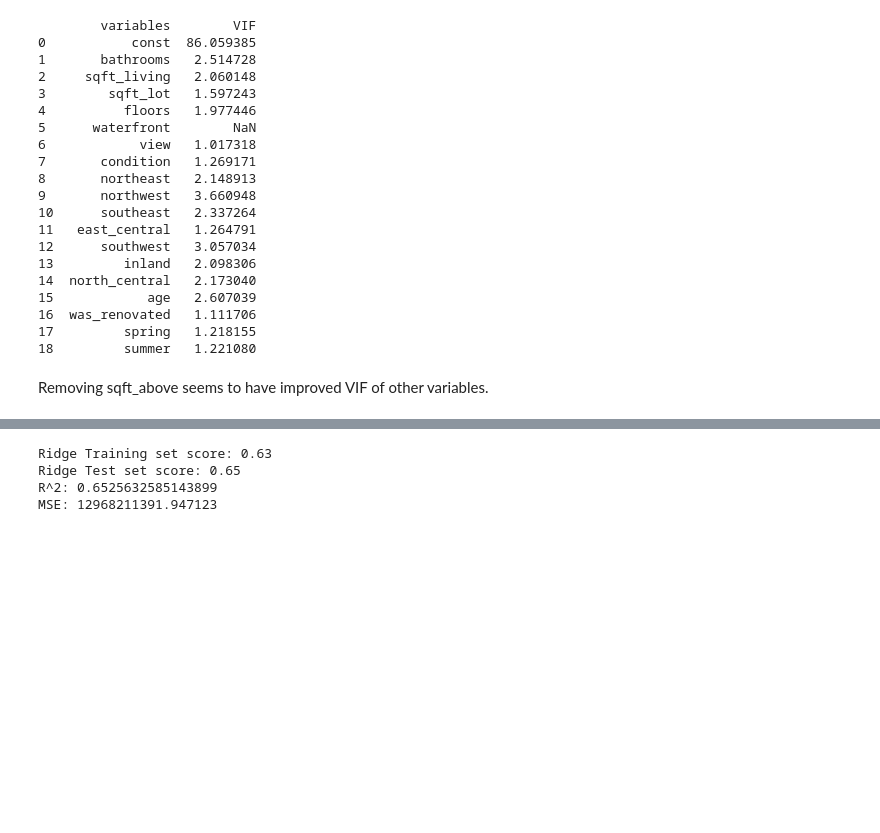
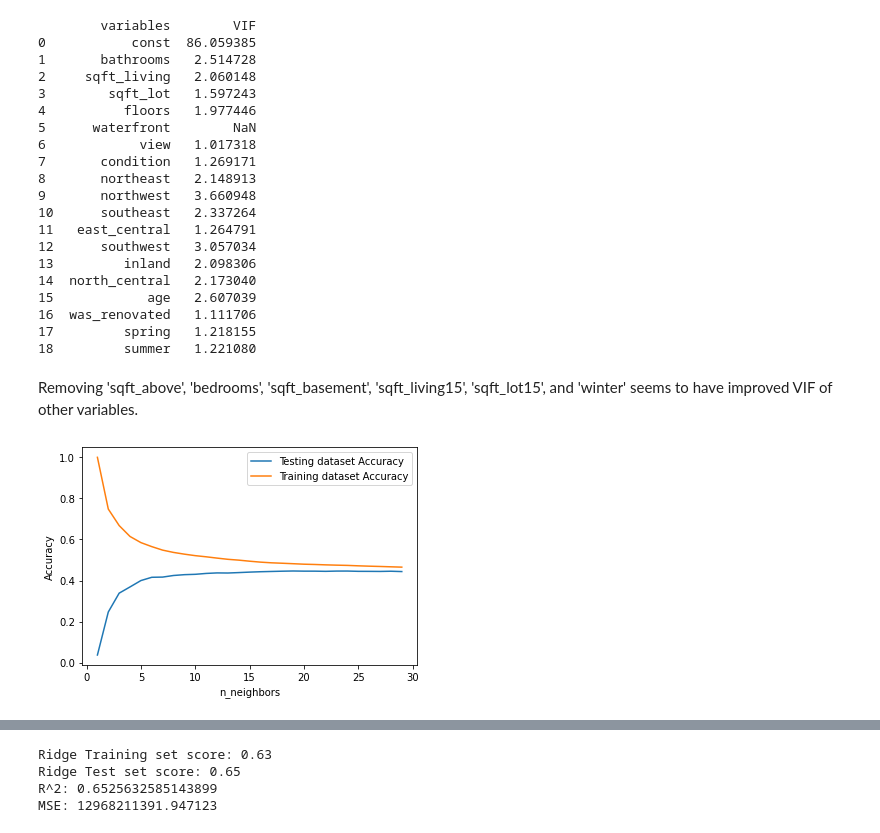
Before and after one commit to andrewabeles/seattle_home_sales, a Jupyter notebook: eda.ipynb, the cells around one changed output, grey strips where cells are left out. Saved outputs shown, nothing was run; the diff lists cells and outputs as text; code cells hidden in the pictures; blank space fills up the shorter version.

```diff
--- a/eda.ipynb
+++ b/eda.ipynb
@@ -914,4 +914,34 @@ print(vif)
 17         spring   1.218155
 18         summer   1.221080
 # %% [markdown]
-Removing sqft_above seems to have improved VIF of other variables.
+Removing 'sqft_above', 'bedrooms', 'sqft_basement', 'sqft_living15', 'sqft_lot15', and 'winter' seems to have improved VIF of other variables.
+# %%
+from sklearn.neighbors import KNeighborsRegressor
+from sklearn.model_selection import train_test_split
+x = data.drop(['price', 'price'],axis=1)
+y = data['price']
+
+x_train, x_test, y_train, y_test = train_test_split(x, y, test_size=.2, random_state=0)
+
+neighbors = np.arange(1, 30)
+train_accuracy = np.empty(len(neighbors))
+test_accuracy = np.empty(len(neighbors))
+
+for i, k in enumerate(neighbors):
+    knn = KNeighborsRegressor(n_neighbors=k)
+    knn.fit(x_train, y_train)
+
+    # Compute traning and test data accuracy
+    train_accuracy[i] = knn.score(x_train, y_train)
+    test_accuracy[i] = knn.score(x_test, y_test)
+
+# Generate plot
+plt.plot(neighbors, test_accuracy, label = 'Testing dataset Accuracy')
+plt.plot(neighbors, train_accuracy, label = 'Training dataset Accuracy')
+
+plt.legend()
+plt.xlabel('n_neighbors')
+plt.ylabel('Accuracy')
+plt.show()
+# %% [output]
+[figure, added]
```
Also changed, not shown: parts of 8 cells of this notebook.
